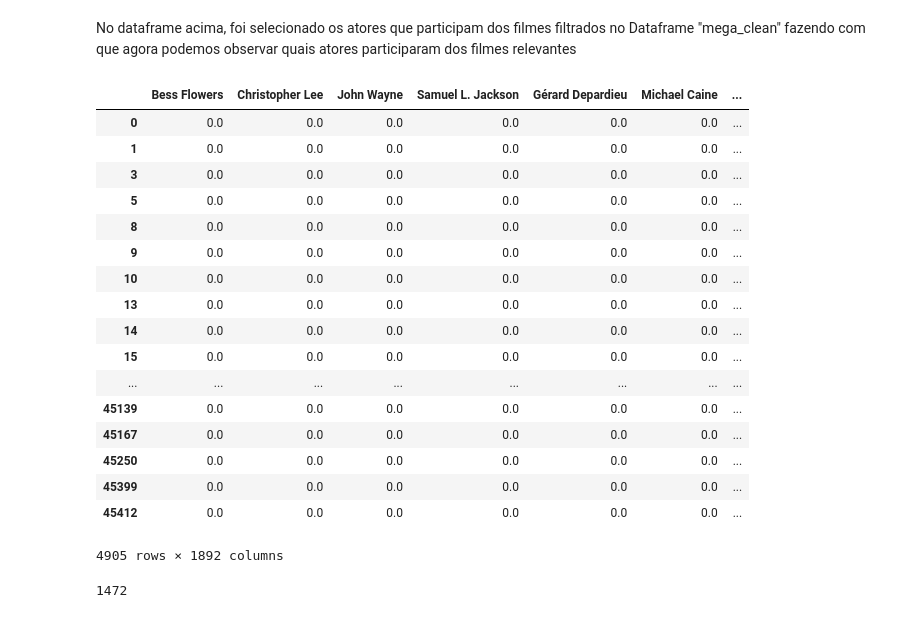
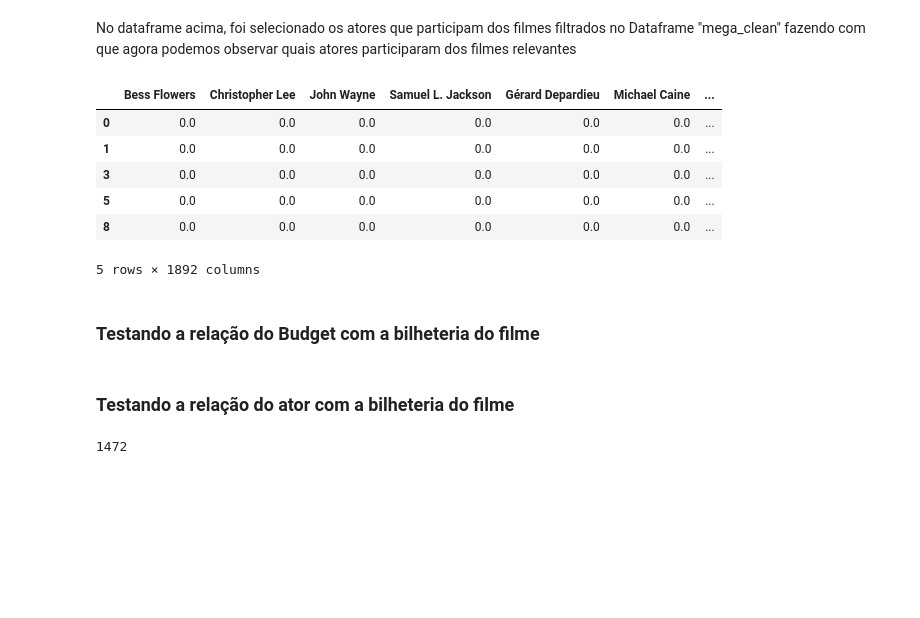
Before and after one commit to joaogcfa/Classificador_de_Filmes, a Jupyter notebook: P3_Jup_inicial1.ipynb, the cells around one changed output. Drawn from its saved outputs; the diff is of its cells as text; code cells hidden in the pictures; blank space fills up the shorter version.

```diff
--- a/P3_Jup_inicial1.ipynb
+++ b/P3_Jup_inicial1.ipynb
@@ -135,3 +115,6 @@ for dinheiro in df_mega_clean.revenue:
         milhao.append(1)
     else:
         milhao.append(0)
+# %%
+df_mega_clean['Fez ou não 150 mi'] = milhao
+df_mega_clean.head()
@@ -148,25 +138,14 @@ atores_certos = df_filmes_atores.drop(lista_teste, axis=0)
 No dataframe acima, foi selecionado os atores que participam dos filmes filtrados no Dataframe "mega_clean" fazendo com que agora podemos observar quais atores participaram dos filmes relevantes
 # %%
 atores_certos['Fez ou não 150 mi'] = milhao
-atores_certos
+atores_certos.head()
 # %% [output]
 |  | Bess Flowers | Christopher Lee | John Wayne | Samuel L. Jackson | Gérard Depardieu | Michael Caine | ... |
 | 0 | 0.0 | 0.0 | 0.0 | 0.0 | 0.0 | 0.0 | ... |
 | 1 | 0.0 | 0.0 | 0.0 | 0.0 | 0.0 | 0.0 | ... |
 | 3 | 0.0 | 0.0 | 0.0 | 0.0 | 0.0 | 0.0 | ... |
 | 5 | 0.0 | 0.0 | 0.0 | 0.0 | 0.0 | 0.0 | ... |
 | 8 | 0.0 | 0.0 | 0.0 | 0.0 | 0.0 | 0.0 | ... |
-| 9 | 0.0 | 0.0 | 0.0 | 0.0 | 0.0 | 0.0 | ... |
-| 10 | 0.0 | 0.0 | 0.0 | 0.0 | 0.0 | 0.0 | ... |
-| 13 | 0.0 | 0.0 | 0.0 | 0.0 | 0.0 | 0.0 | ... |
-| 14 | 0.0 | 0.0 | 0.0 | 0.0 | 0.0 | 0.0 | ... |
-| 15 | 0.0 | 0.0 | 0.0 | 0.0 | 0.0 | 0.0 | ... |
-| ... | ... | ... | ... | ... | ... | ... | ... |
-| 45139 | 0.0 | 0.0 | 0.0 | 0.0 | 0.0 | 0.0 | ... |
-| 45167 | 0.0 | 0.0 | 0.0 | 0.0 | 0.0 | 0.0 | ... |
-| 45250 | 0.0 | 0.0 | 0.0 | 0.0 | 0.0 | 0.0 | ... |
-| 45399 | 0.0 | 0.0 | 0.0 | 0.0 | 0.0 | 0.0 | ... |
-| 45412 | 0.0 | 0.0 | 0.0 | 0.0 | 0.0 | 0.0 | ... |
-4905 rows × 1892 columns
+5 rows × 1892 columns
 # %%
 sim_ou_nao = atores_certos['Fez ou não 150 mi']
@@ -173,3 +153,7 @@ sim_ou_nao = atores_certos['Fez ou não 150 mi']
+# %% [markdown]
+### Testando a relação do Budget com a bilheteria do filme
+# %% [markdown]
+### Testando a relação do ator com a bilheteria do filme
 # %%
 from sklearn.model_selection import train_test_split
 X_train, X_test, Y_train, Y_test = train_test_split(atores_certos.drop(['Fez ou não 150 mi'],axis='columns'),sim_ou_nao,test_size = 0.3)
```
Also changed, not shown: parts of 14 cells of this notebook.
